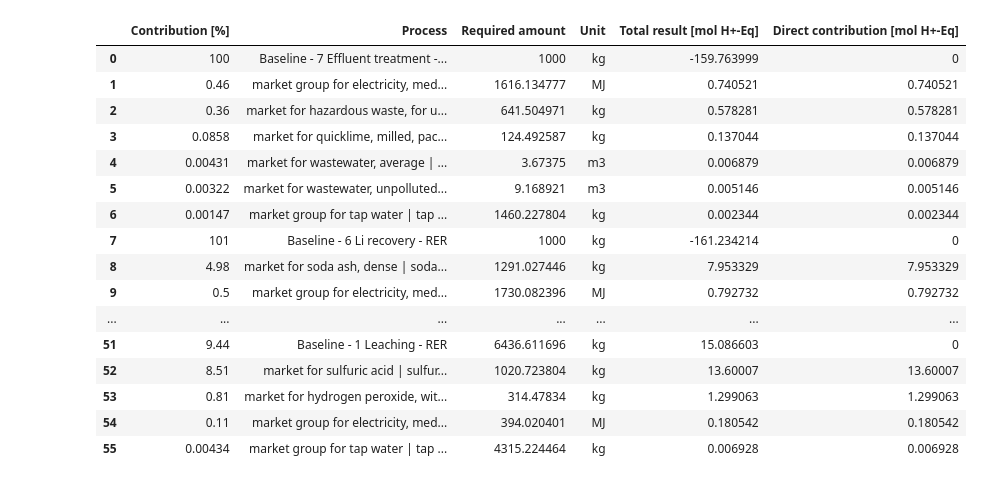
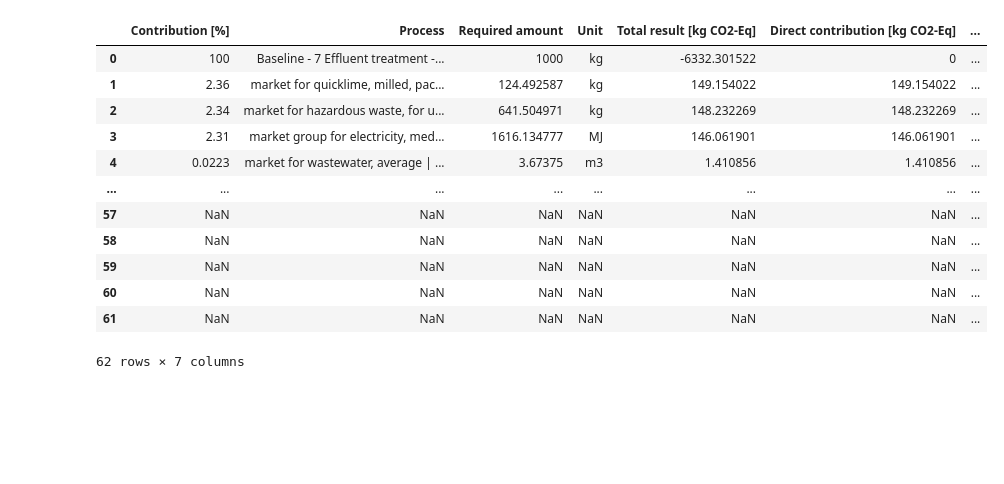
Before and after one commit to laphei/openlca-contributor, a Jupyter notebook: manual_contributor.ipynb, the cells around one changed output. Drawn from its saved outputs; the diff is of its cells as text; code cells hidden in the pictures; blank space fills up the shorter version.

```diff
--- a/manual_contributor.ipynb
+++ b/manual_contributor.ipynb
@@ -12,5 +12,7 @@ import pandas as pd
 import numpy as np
 import matplotlib.pyplot as plt
 import matplotlib as mpl
+# %%
+scenario = 'Baseline'
 # %%
-Baseline = pd.read_excel('..\Baseline_contributions.xlsx', 'A').dropna()
+Baseline = pd.read_excel('..\Baseline_contributions.xlsx', 'CC').dropna()
@@ -27,26 +19,24 @@ for i,row in Baseline.iterrows():
 # %%
 for i,row in Baseline.iterrows():
     if row['Process'] == 'Process':
         Baseline.drop(i, axis=0, inplace=True)
+    if row['Process'].startswith(scenario):
+        sub = ' '.join(row['Process'].split(' ')[3:][:-2])
+    Baseline.loc[i, 'Sub-process'] = sub
 
 Baseline.reset_index(drop=True, inplace=True)
+Baseline
+# %% [output]
+|  | Contribution [%] | Process | Required amount | Unit | Total result [kg CO2-Eq] | Direct contribution [kg CO2-Eq] | ... |
+| 0 | 100 | Baseline - 7 Effluent treatment -... | 1000 | kg | -6332.301522 | 0 | ... |
+| 1 | 2.36 | market for quicklime, milled, pac... | 124.492587 | kg | 149.154022 | 149.154022 | ... |
+| 2 | 2.34 | market for hazardous waste, for u... | 641.504971 | kg | 148.232269 | 148.232269 | ... |
+| 3 | 2.31 | market group for electricity, med... | 1616.134777 | MJ | 146.061901 | 146.061901 | ... |
+| 4 | 0.0223 | market for wastewater, average | ... | 3.67375 | m3 | 1.410856 | 1.410856 | ... |
+| ... | ... | ... | ... | ... | ... | ... | ... |
+| 57 | NaN | NaN | NaN | NaN | NaN | NaN | ... |
+| 58 | NaN | NaN | NaN | NaN | NaN | NaN | ... |
+| 59 | NaN | NaN | NaN | NaN | NaN | NaN | ... |
+| 60 | NaN | NaN | NaN | NaN | NaN | NaN | ... |
+| 61 | NaN | NaN | NaN | NaN | NaN | NaN | ... |
+62 rows × 7 columns
-# %%
-Baseline
-# %% [output]
-|  | Contribution [%] | Process | Required amount | Unit | Total result [mol H+-Eq] | Direct contribution [mol H+-Eq] |
-| 0 | 100 | Baseline - 7 Effluent treatment -... | 1000 | kg | -159.763999 | 0 |
-| 1 | 0.46 | market group for electricity, med... | 1616.134777 | MJ | 0.740521 | 0.740521 |
-| 2 | 0.36 | market for hazardous waste, for u... | 641.504971 | kg | 0.578281 | 0.578281 |
-| 3 | 0.0858 | market for quicklime, milled, pac... | 124.492587 | kg | 0.137044 | 0.137044 |
-| 4 | 0.00431 | market for wastewater, average | ... | 3.67375 | m3 | 0.006879 | 0.006879 |
-| 5 | 0.00322 | market for wastewater, unpolluted... | 9.168921 | m3 | 0.005146 | 0.005146 |
-| 6 | 0.00147 | market group for tap water | tap ... | 1460.227804 | kg | 0.002344 | 0.002344 |
-| 7 | 101 | Baseline - 6 Li recovery - RER | 1000 | kg | -161.234214 | 0 |
-| 8 | 4.98 | market for soda ash, dense | soda... | 1291.027446 | kg | 7.953329 | 7.953329 |
-| 9 | 0.5 | market group for electricity, med... | 1730.082396 | MJ | 0.792732 | 0.792732 |
-| ... | ... | ... | ... | ... | ... | ... |
-| 51 | 9.44 | Baseline - 1 Leaching - RER | 6436.611696 | kg | 15.086603 | 0 |
-| 52 | 8.51 | market for sulfuric acid | sulfur... | 1020.723804 | kg | 13.60007 | 13.60007 |
-| 53 | 0.81 | market for hydrogen peroxide, wit... | 314.47834 | kg | 1.299063 | 1.299063 |
-| 54 | 0.11 | market group for electricity, med... | 394.020401 | MJ | 0.180542 | 0.180542 |
-| 55 | 0.00434 | market group for tap water | tap ... | 4315.224464 | kg | 0.006928 | 0.006928 |
```
Also changed, not shown: parts of 4 cells of this notebook.
